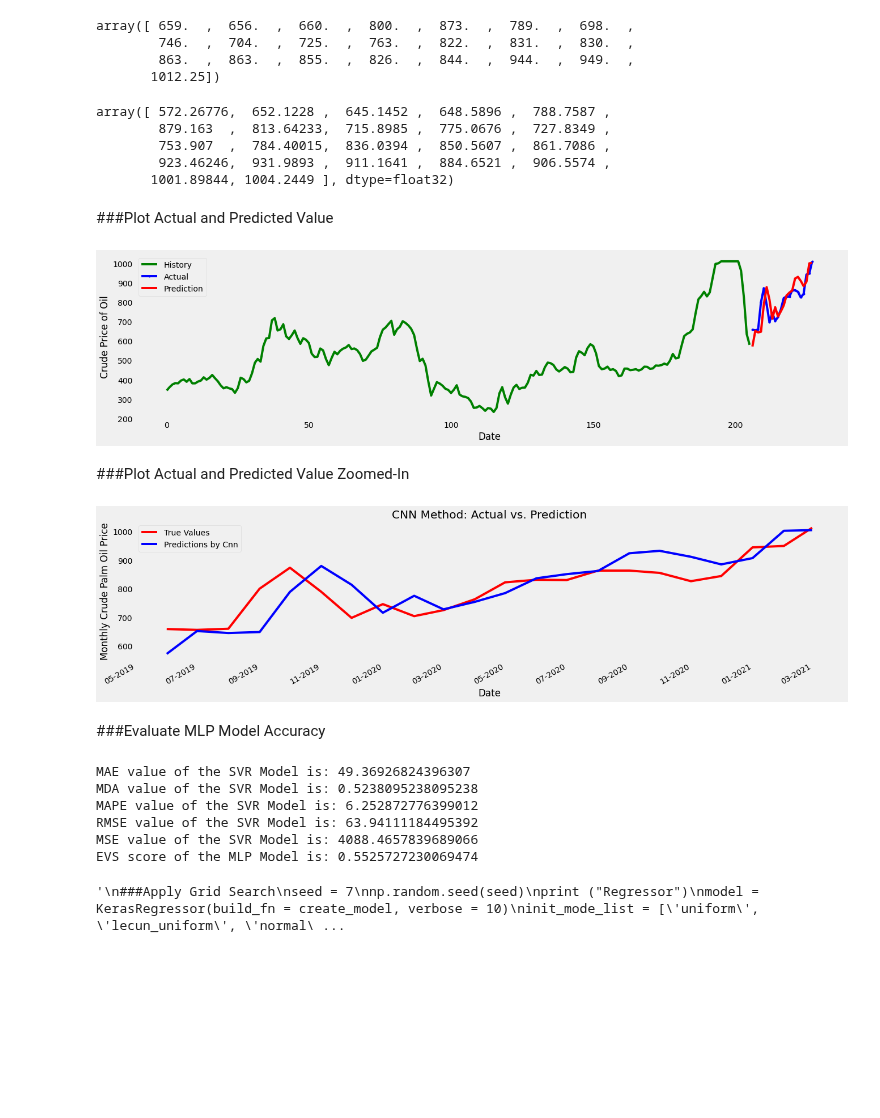
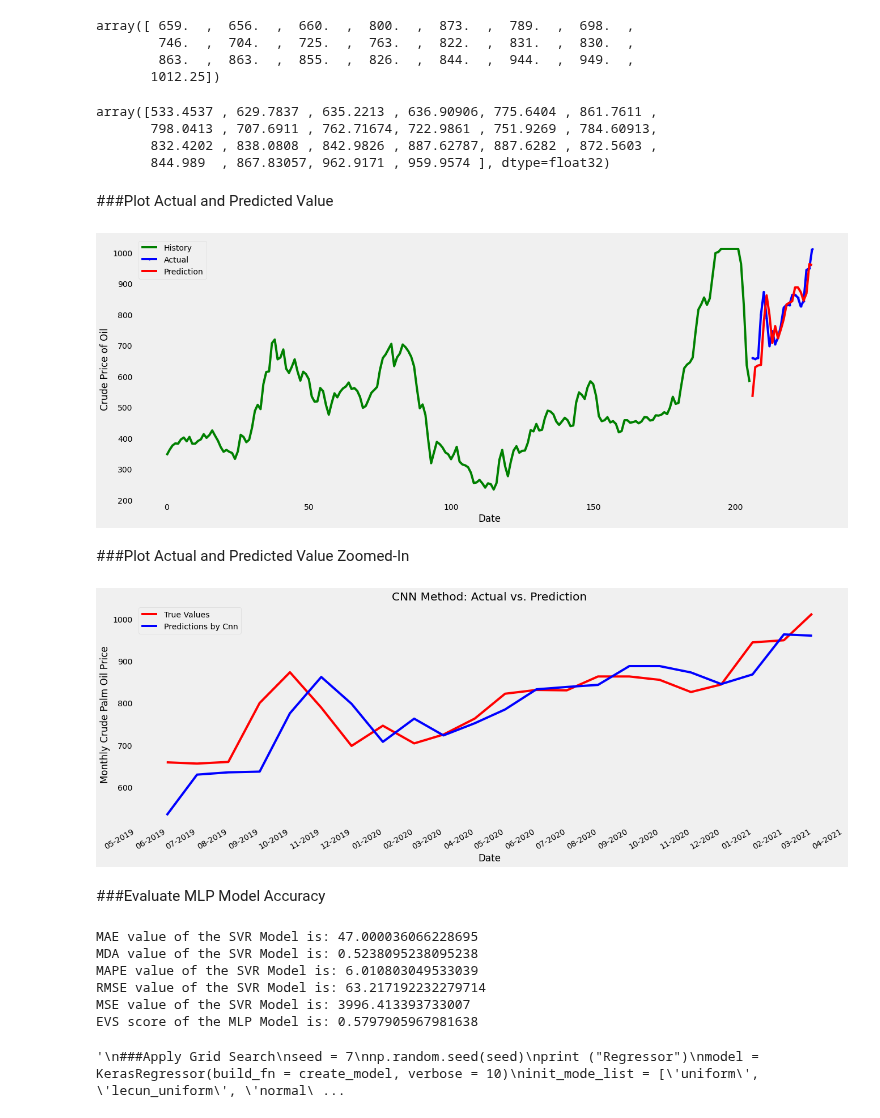
Before and after one commit to mofuoku417/Machine-Learning-Techniques-for-Multivariate-Time-Series-Forecasting-of-Crude-Palm-Oil-Prices, a Jupyter notebook: MV_CNN.ipynb, the cells around one changed output. Drawn from its saved outputs; the diff is of its cells as text; code cells hidden in the pictures; blank space fills up the shorter version.

```diff
--- a/MV_CNN.ipynb
+++ b/MV_CNN.ipynb
@@ -281,10 +267,10 @@ from keras.layers import Dense, Dropout, Flatten, Conv2D, MaxPool2D
 # %%
 cnn_model = tf.keras.Sequential()
 cnn_model.add(tf.keras.layers.Conv1D(filters=64, kernel_size=1, activation='relu', input_shape=(X_test.shape[1], X_test.shape[2])))
-cnn_model.add(Dropout(0.1))
+cnn_model.add(Dropout(0.09))
 cnn_model.add(tf.keras.layers.MaxPooling1D(pool_size=1))
 cnn_model.add(tf.keras.layers.Flatten())
-cnn_model.add(tf.keras.layers.Dense(50, activation='relu'))
+cnn_model.add(tf.keras.layers.Dense(32, activation='relu'))
 #cnn_model.add(Dropout(0.1))
 cnn_model.add(tf.keras.layers.Dense(1))
 #cnn_model.add(Dropout(0.25))
@@ -404,34 +390,33 @@ array([ 659.  ,  656.  ,  660.  ,  800.  ,  873.  ,  789.  ,  698.  ,
 y_pred_inv = y_pred_inv.flatten()
 y_pred_inv
 # %% [output]
-array([ 572.26776,  652.1228 ,  645.1452 ,  648.5896 ,  788.7587 ,
-        879.163  ,  813.64233,  715.8985 ,  775.0676 ,  727.8349 ,
-        753.907  ,  784.40015,  836.0394 ,  850.5607 ,  861.7086 ,
-        923.46246,  931.9893 ,  911.1641 ,  884.6521 ,  906.5574 ,
-       1001.89844, 1004.2449 ], dtype=float32)
+array([533.4537 , 629.7837 , 635.2213 , 636.90906, 775.6404 , 861.7611 ,
+       798.0413 , 707.6911 , 762.71674, 722.9861 , 751.9269 , 784.60913,
+       832.4202 , 838.0808 , 842.9826 , 887.62787, 887.6282 , 872.5603 ,
+       844.989  , 867.83057, 962.9171 , 959.9574 ], dtype=float32)
 # %% [markdown]
 ###Plot Actual and Predicted Value
 # %%
-plt.figure(figsize=(20,5))
+plt.figure(figsize=(20,8))
 plt.grid()
 plt.plot(np.arange(0, len(y_train)), y_train_inv, color='green', label="History")
 plt.plot(np.arange(len(y_train), len(y_train) + len(y_test)), y_test_inv, color='blue', marker='.', label="Actual")
 plt.plot(np.arange(len(y_train), len(y_train) + len(y_test)), y_pred_inv, color='red', label="Prediction")
 plt.ylabel('Crude Price of Oil')
 plt.xlabel('Date')
 plt.legend()
 plt.show();
 # %% [output]
-[figure, old version]
+[figure, new version]
 # %% [markdown]
 ###Plot Actual and Predicted Value Zoomed-In
 # %%
-plt.figure(figsize=(20,5))
+plt.figure(figsize=(20,8))
 plt.grid()
 plt.plot(test_lag.index, y_test_inv, color = 'red',  label = 'Test')
 plt.plot(test_lag.index,  y_pred_inv, color = 'blue',label = 'CNN Prediction')
 ax = plt.gca()
-ax.xaxis.set_major_locator(mdates.MonthLocator(interval=2))
+ax.xaxis.set_major_locator(mdates.MonthLocator(interval=1))
 ax.xaxis.set_major_formatter(mdates.DateFormatter('%m-%Y'))
 plt.gcf().autofmt_xdate() # Rotation
 plt.legend(['True Values', 'Predictions by Cnn', 'CNN Prediction'],loc='best')
@@ -440,7 +425,7 @@ plt.ylabel('Monthly Crude Palm Oil Price')
 plt.xlabel('Date')
 plt.show()
 # %% [output]
-[figure, old version]
+[figure, new version]
 # %% [markdown]
 ###Evaluate MLP Model Accuracy
 # %%
@@ -462,12 +447,12 @@ print('MSE value of the SVR Model is:', MSEcnn)
 EVScnn = explained_variance_score(y_test_inv, y_pred_inv)
 print('EVS score of the MLP Model is:', EVScnn)
 # %% [output]
-MAE value of the SVR Model is: 49.36926824396307
+MAE value of the SVR Model is: 47.000036066228695
 MDA value of the SVR Model is: 0.5238095238095238
-MAPE value of the SVR Model is: 6.252872776399012
-RMSE value of the SVR Model is: 63.94111184495392
-MSE value of the SVR Model is: 4088.4657839689066
-EVS score of the MLP Model is: 0.5525727230069474
+MAPE value of the SVR Model is: 6.010803049533039
+RMSE value of the SVR Model is: 63.217192232279714
+MSE value of the SVR Model is: 3996.413393733007
+EVS score of the MLP Model is: 0.5797905967981638
 # %%
 '''
 ###Apply Grid Search
```
Also changed, not shown: parts of 8 cells of this notebook.
